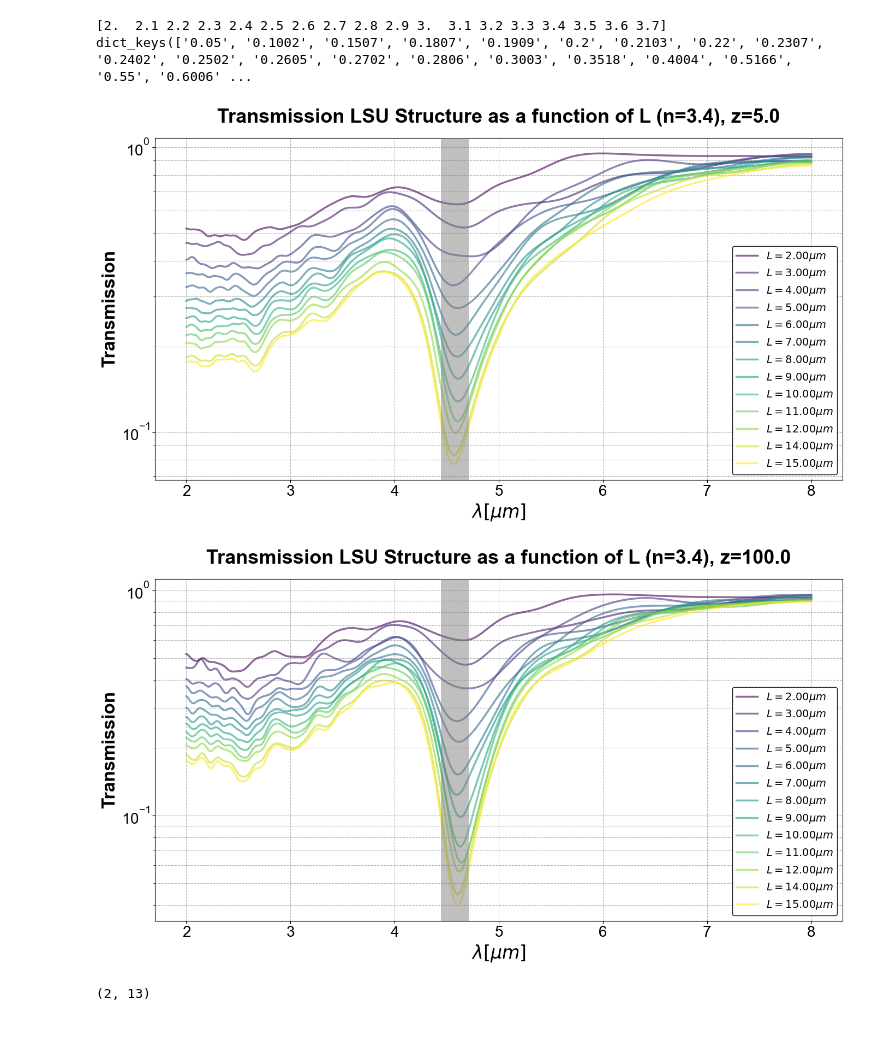
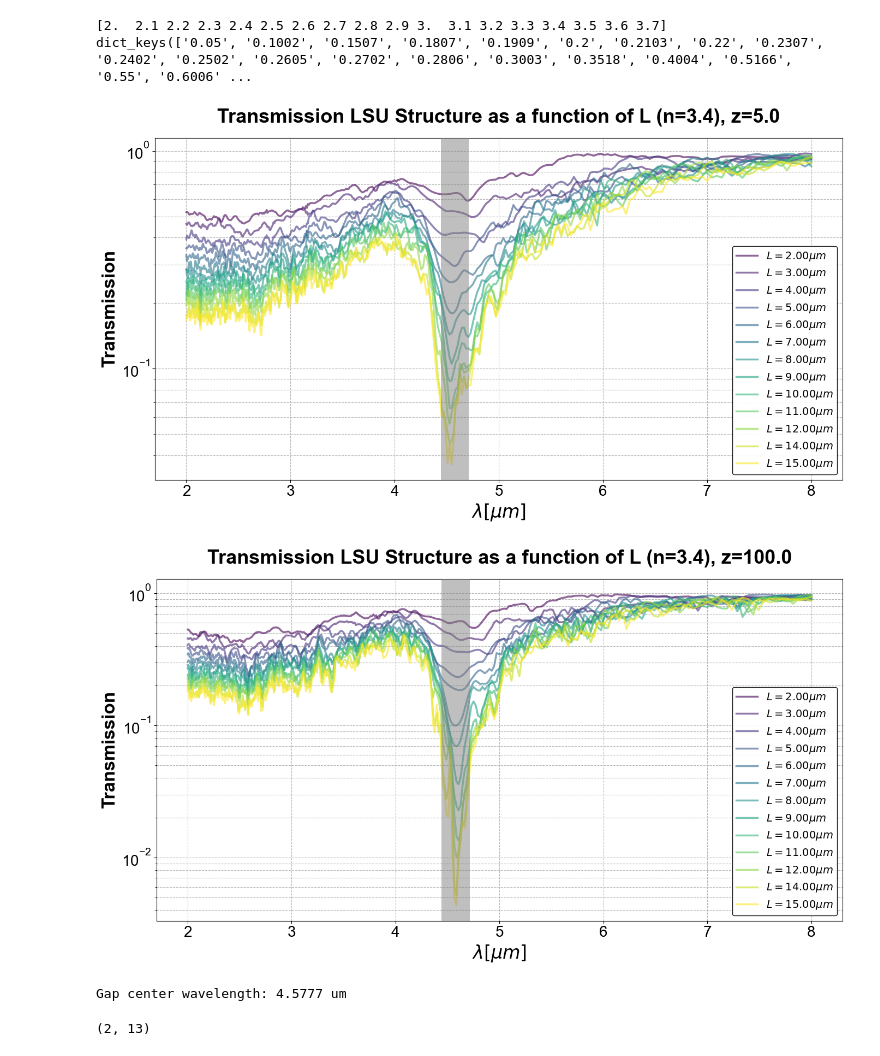
Before and after one commit to fhernandez93/LoadingPermittivityDistToSlabTransmission, a Jupyter notebook: Notebooks/LSU Project/20260420_Schulz_Statistics/20250618 Transmission Analysis.ipynb, the cells around one changed output. Saved outputs shown, nothing was run; the diff lists cells and outputs as text; code cells hidden in the pictures.

Commit message:
Removed Gaussian Filter on polydispersity data

```diff
--- a/Notebooks/LSU Project/20260420_Schulz_Statistics/20250618 Transmission Analysis.ipynb
+++ b/Notebooks/LSU Project/20260420_Schulz_Statistics/20250618 Transmission Analysis.ipynb
@@ -75,47 +75,72 @@ for j, n in enumerate(data_loaded["n_values"]):
             ls = line_styles[i % len(line_styles)] if len(data_loaded["ff"]) > 1 else '-'
             alpha = 0.6 + (j * 0.4 / max(len(data_loaded["n_values"]), 1))
        #      T_smooth = savgol_filter(transmission, window_length=15, polyorder=2)
-            T_smooth = gaussian_filter1d(transmission, sigma=6)
+       #      T_smooth = gaussian_filter1d(transmission, sigma=6)
+            T_smooth = transmission
             transmission_loop.append(T_smooth)
             ax.plot(wavelength,T_smooth , label=label, color=colors[k],
                    linewidth=2.5, linestyle=ls, alpha=alpha)
        #      ax.plot(wavelength,transmission,"--", label=label, color=colors[k],
        #             linewidth=2.5, linestyle=ls, alpha=alpha)
 
         str_sizes = " ".join(str(s*11.44) for s in data_loaded["sizes"])
         transmission_array = np.array([wavelength] + transmission_loop)
         transmission_z+=[transmission_loop]
         np.savetxt(rf"{dir_path}/transmission_n_{n:.4f}_ff_{ff:.4f}_z_{z_value}_elliptical_average_5_samples.txt", np.transpose(transmission_array) ,
                fmt="%.18f",
                delimiter=" ",
                header="lambda " +str_sizes )
 
         # Styling for conference
         ax.set_yscale("log")
         ax.set_xlabel(rf"$\lambda[\mu m]$", fontsize=24, fontweight='bold')
         ax.set_ylabel("Transmission", fontsize=24, fontweight='bold')
         ax.set_title(rf"Transmission LSU Structure as a function of L (n={n}), z={z_value}", fontsize=26, fontweight='bold', pad=20)
 
         ax.grid(True, which="both", alpha=0.9, linestyle='--')
         ax.legend(loc='best', fontsize=14, framealpha=0.95, edgecolor='black')
         # Improve tick label size
         ax.tick_params(axis='both', which='major', labelsize=20)
         ax.axvspan(gap_edges[0],gap_edges[1], facecolor='gray', alpha=0.5, edgecolor='none', zorder=1000, clip_on=False)
 
         # Add subtle background
         ax.set_facecolor('white')
         fig.patch.set_facecolor('white')
         plt.savefig(rf"{dir_path}/transmission_n_{n:.4f}_ff_{ff:.4f}_z_{z_value}_elliptical_average_5_samples.png")
         plt.tight_layout()
         plt.show()
 # %% [output]
-[figure, old version]
+[figure, new version]
-[figure, old version]
+[figure, new version]
-# %%
-min_transmission_gap = np.min(np.array(transmission_z)[:,:,np.where(wavelength>4)[0]],axis=2)
-min_transmission_gap.shape
-# %% [output]
-(2, 13)
+# %%
+from scipy.interpolate import interp1d
+
+# Center of the photonic gap (midpoint between the two band edges)
+lambda_gap = 0.5 * (gap_edges[0] + gap_edges[1])
+
+# interp1d needs a monotonically increasing x-axis; wavelength is descending
+# (freqs ascending), so sort once and reuse the order.
+wl_sorted = wavelength
+transmission_arr = np.array(transmission_z)          # (n_z, n_sizes, n_wl)
+n_z, n_sizes, _ = transmission_arr.shape
+min_transmission_gap = np.empty((n_z, n_sizes))
+
+for iz in range(n_z):
+    for isz in range(n_sizes):
+        T = transmission_arr[iz, isz]
+        # Smooth lightly to suppress speckle noise while keeping the gap shape.
+        # Work in log space since transmission spans several decades.
+        logT = np.log10(np.clip(T, 1e-300, None))
+        logT_smooth = savgol_filter(logT, window_length=11, polyorder=3)
+        f = interp1d(wl_sorted, logT_smooth, kind="cubic", bounds_error=False,
+                     fill_value=(logT_smooth[0], logT_smooth[-1]))
+        min_transmission_gap[iz, isz] = 10 ** f(lambda_gap)
+
+print(f"Gap center wavelength: {lambda_gap:.4f} um")
+min_transmission_gap.shape
+# %% [output]
+Gap center wavelength: 4.5777 um
+(2, 13)
 # %%
 fig, ax = plt.subplots(figsize=(14, 8), dpi=100)
 ax.scatter(data_loaded["sizes"]*11.44, min_transmission_gap[0], label="z=5",
```
Also changed, not shown: parts of 1 cell of this notebook.
